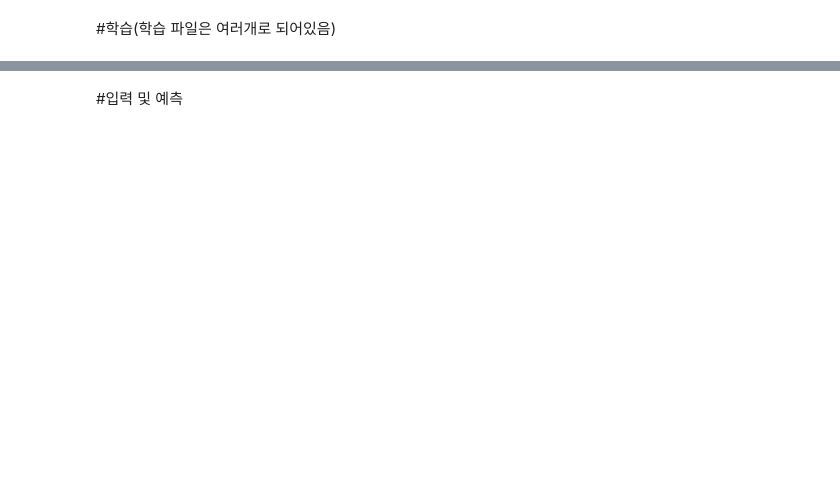
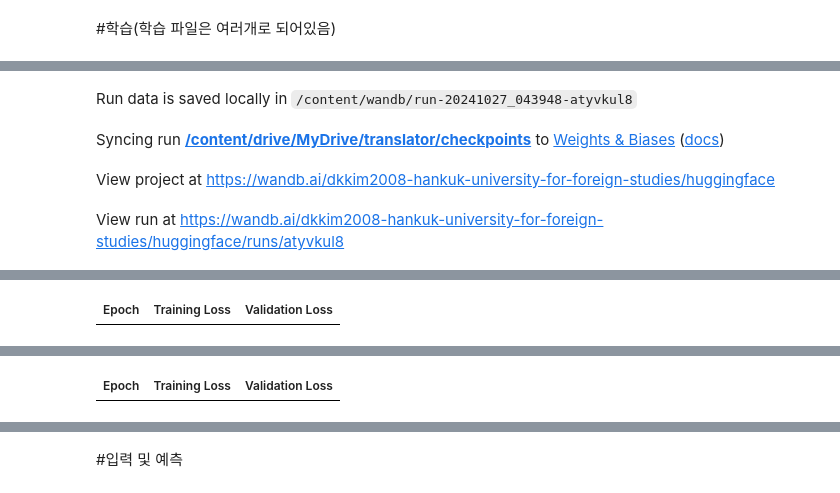
Before and after one commit to kimdonggyu2008/2024_2_Capstone, a Jupyter notebook: translator_train_test.ipynb, the cells around one changed output, grey strips where cells are left out. Cells and saved outputs as stored; diff of their text form; code cells hidden in the pictures; blank space fills up the shorter version.

```diff
--- a/translator_train_test.ipynb
+++ b/translator_train_test.ipynb
@@ -104 +100,6 @@ Please note that authentication is recommended but still optional to access publ
+# %%
+#모델과 데이터셋 설정, 로컬로 불러와서 학습시키는 경우
+model_name="/content/drive/MyDrive/translator/model_part_1"
+tokenizer = AutoTokenizer.from_pretrained(model_name)
+model = AutoModelForSeq2SeqLM.from_pretrained(model_name)
 # %%
@@ -149,3 +183,72 @@ def load_preprocessed_data(file_path):
     with open(file_path, 'rb') as f:
         tokenized_datasets = pickle.load(f)
     return tokenized_datasets
+# %%
+import pickle
+from transformers import Trainer, TrainingArguments
+import pandas as pd
+from datasets import Dataset
+import pickle
+
+# 전처리 함수 (동일하게 사용)
+def preprocess_function(examples):
+    inputs = examples['ko']  # 'ko' 열에서 한국어 텍스트를 가져옴
+    targets = examples['en']  # 'en' 열에서 영어 번역 텍스트를 가져옴
+    model_inputs = tokenizer(inputs, max_length=512, truncation=True, padding="max_length")
+
+    # 타겟 텍스트도 토크나이징
+    labels = tokenizer(targets, max_length=512, truncation=True, padding="max_length")
+    model_inputs["labels"] = labels["input_ids"]
+    return model_inputs
+
+data_collator = DataCollatorForSeq2Seq(tokenizer, model=model)
+
+# 학습 파라미터 설정
+training_args = TrainingArguments(
+    output_dir=f"/content/drive/MyDrive/translator/checkpoints",
+    evaluation_strategy="epoch",
+    save_strategy="epoch",
+    save_total_limit=2,
+    logging_steps=100,
+    learning_rate=2e-5,
+    per_device_train_batch_size=4,
+    per_device_eval_batch_size=4,
+    num_train_epochs=5,
+    weight_decay=0.01,
+    load_best_model_at_end=True,
+)
+
+# 6개의 데이터셋을 순차적으로 불러와 학습 진행
+#한 데이터셋의 학습이 끝나면 하나씩 지우고 길이 줄이기 1~7 -> 2~7 -> 3~7...
+for i in range(2, 7):
+    print(f"Loading dataset part {i}...")
+
+    # 저장된 파일 불러오기
+    with open(f"/content/drive/MyDrive/translator/data/part_{i}.pkl", "rb") as f:
+        part = pickle.load(f)
+
+    # 파트마다 전처리 및 토큰화
+    tokenized_part = part.map(preprocess_function, batched=True)
+
+    # Trainer 설정
+    trainer = Trainer(
+        model=model,
+        args=training_args,
+        train_dataset=tokenized_part,  # 현재 파트 데이터셋으로 학습
+        eval_dataset=tokenized_part,   # 평가도 동일한 데이터셋으로 설정
+        data_collator=data_collator,
+        tokenizer=tokenizer
+    )
+
+    # api키는 이걸로 넣으면 됨 513a1f0c050fa7f60a76b5232e904d8df397082e
+    # 학습 시작
+    print(f"Training on dataset part {i}...")
+    try:
+        trainer.train()
+    except KeyboardInterrupt:
+        print(f"Training interrupted during part {i}. Last checkpoint saved.")
+
+    # 체크포인트 저장
+    trainer.save_model(f"/content/drive/MyDrive/translator/model/model_part_{i}")
+    print(f"Model checkpoint saved after part {i}")
+# %% [output]
@@ -151,0 +264,4 @@ def load_preprocessed_data(file_path):
+Run data is saved locally in /content/wandb/run-20241027_043948-atyvkul8
+Syncing run /content/drive/MyDrive/translator/checkpoints to Weights & Biases (docs)
+View project at https://wandb.ai/dkkim2008-hankuk-university-for-foreign-studies/huggingface
+View run at https://wandb.ai/dkkim2008-hankuk-university-for-foreign-studies/huggingface/runs/atyvkul8
@@ -151,0 +269 @@ def load_preprocessed_data(file_path):
+| Epoch | Training Loss | Validation Loss |
@@ -151,0 +271 @@ def load_preprocessed_data(file_path):
+| Epoch | Training Loss | Validation Loss |
```
Also changed, not shown: parts of 17 cells of this notebook.
